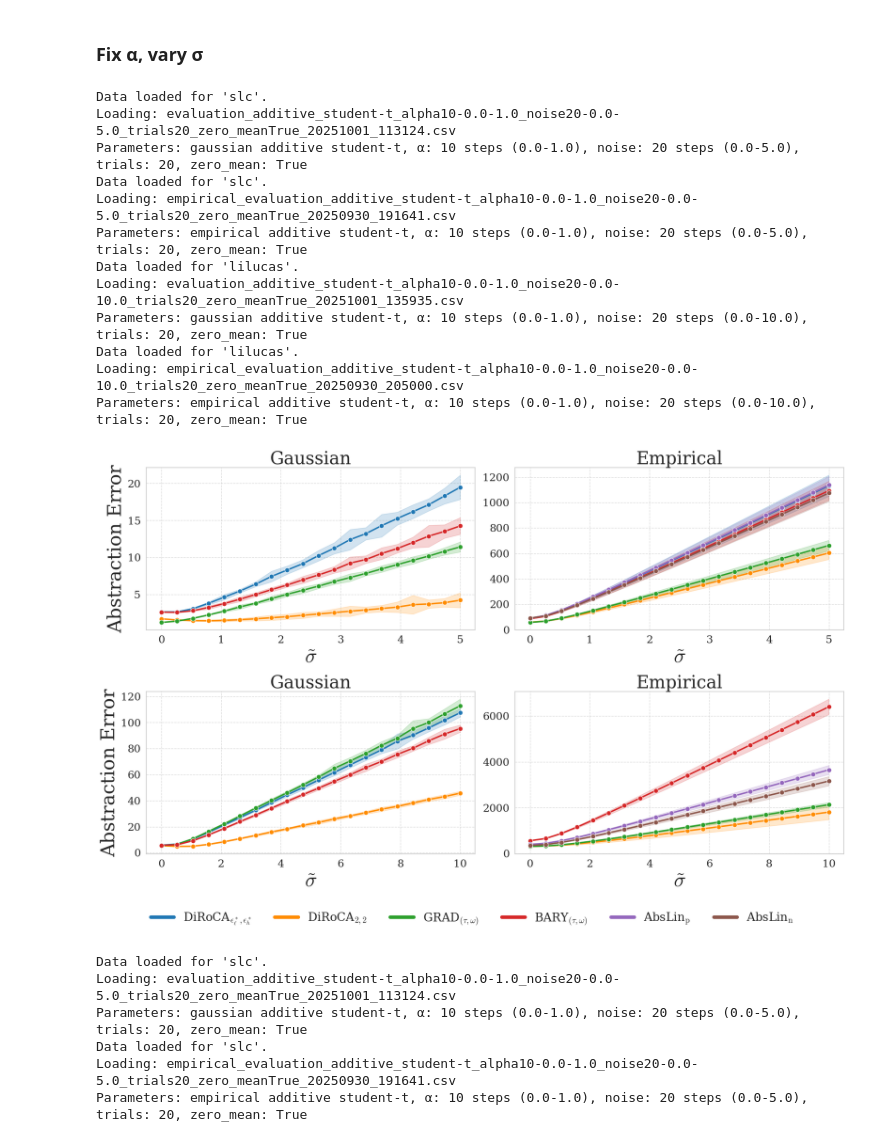
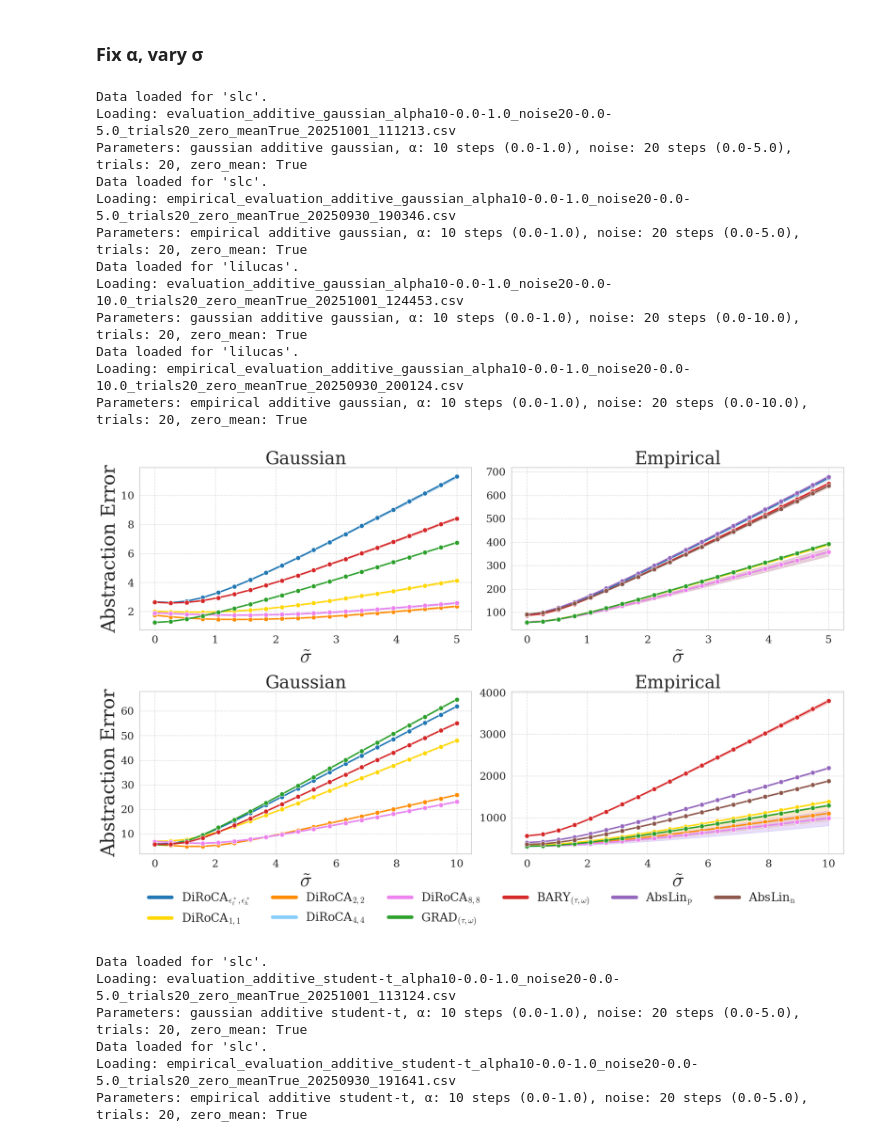
Before and after one commit to yfelekis/DiRoCA, a Jupyter notebook: huber_analysis.ipynb, the cells around one changed output. Drawn from its saved outputs; the diff is of its cells as text; code cells hidden in the pictures.

```diff
--- a/huber_analysis.ipynb
+++ b/huber_analysis.ipynb
@@ -196,7 +193,7 @@ plt.rcParams.update({
 
 # Methods and display labels
 methods_to_plot = [
-    'DiRoCA_star', 'DIROCA_2', 'GradCA', 'BARYCA', 'Abslin_p', 'Abslin_n'
+    'DiRoCA_star', 'DIROCA_1', 'DIROCA_2', 'DIROCA_4', 'DIROCA_8', 'GradCA', 'BARYCA', 'Abslin_p', 'Abslin_n'
 ]
 display_names = [print_label_map[m] for m in methods_to_plot]
 
@@ -205,7 +202,10 @@ palette_colors = sns.color_palette('colorblind', n_colors=len(display_names))
 color_map = dict(zip(display_names, palette_colors))
 color_map = {
     r'DiRoCA$_{\epsilon_\ell^*, \epsilon_h^*}$': '#1f77b4',
+    r'DiRoCA$_{1,1}$': 'gold',
     r'DiRoCA$_{2,2}$': 'darkorange',
+    r'DiRoCA$_{4,4}$': 'lightskyblue',
+    r'DiRoCA$_{8,8}$': 'violet',
     r'GRAD$_{(\tau, \omega)}$': '#2ca02c',
     r'BARY$_{(\tau, \omega)}$': '#d62728',
     r'AbsLin$_{\text{p}}$': '#9467bd',
@@ -388,7 +388,7 @@ for (r, c), experiment, noise_type, title_str in panels:
         experiment=experiment,
         evaluation_type=noise_type,
         shift_type='additive',
-        distribution='student-t', #'gaussian', #'student-t',
+        distribution='gaussian', #'gaussian', #'student-t',
         alpha_steps=10,
         alpha_min=0.0,
         alpha_max=1.0,
@@ -456,42 +456,42 @@ for (r, c), experiment, noise_type, title_str in panels:
 
 # --- Unified legend driven by present labels ---
 present_display_names_ordered = [lbl for lbl in display_names if lbl in present_display_names_global]
 
 if present_display_names_ordered:
     ordered_handles = [
         plt.Line2D([], [], linestyle='-', linewidth=6,
                    label=lbl, color=color_map.get(lbl, '#000000'))
         for lbl in present_display_names_ordered
     ]
     fig.legend(
         ordered_handles,
         present_display_names_ordered,
         loc='lower center',
         ncol=min(6, len(present_display_names_ordered)),
         fontsize=20,
         frameon=False
     )
 else:
     print("No legend entries found across panels; skipping legend.")
 
 # Space for legend and a bit more gap between rows
 fig.tight_layout(rect=[0, 0.08, 1, 0.98])
 plt.savefig("plots/abstraction_vs_noise_SLC_LiLuCas_alpha_fixed_2x2.png", dpi=300, bbox_inches='tight')
 plt.show()
 # %% [output]
 Data loaded for 'slc'.
-Loading: evaluation_additive_student-t_alpha10-0.0-1.0_noise20-0.0-5.0_trials20_zero_meanTrue_20251001_113124.csv
-Parameters: gaussian additive student-t, α: 10 steps (0.0-1.0), noise: 20 steps (0.0-5.0), trials: 20, zero_mean: True
+Loading: evaluation_additive_gaussian_alpha10-0.0-1.0_noise20-0.0-5.0_trials20_zero_meanTrue_20251001_111213.csv
+Parameters: gaussian additive gaussian, α: 10 steps (0.0-1.0), noise: 20 steps (0.0-5.0), trials: 20, zero_mean: True
 Data loaded for 'slc'.
-Loading: empirical_evaluation_additive_student-t_alpha10-0.0-1.0_noise20-0.0-5.0_trials20_zero_meanTrue_20250930_191641.csv
-Parameters: empirical additive student-t, α: 10 steps (0.0-1.0), noise: 20 steps (0.0-5.0), trials: 20, zero_mean: True
+Loading: empirical_evaluation_additive_gaussian_alpha10-0.0-1.0_noise20-0.0-5.0_trials20_zero_meanTrue_20250930_190346.csv
+Parameters: empirical additive gaussian, α: 10 steps (0.0-1.0), noise: 20 steps (0.0-5.0), trials: 20, zero_mean: True
 Data loaded for 'lilucas'.
-Loading: evaluation_additive_student-t_alpha10-0.0-1.0_noise20-0.0-10.0_trials20_zero_meanTrue_20251001_135935.csv
-Parameters: gaussian additive student-t, α: 10 steps (0.0-1.0), noise: 20 steps (0.0-10.0), trials: 20, zero_mean: True
+Loading: evaluation_additive_gaussian_alpha10-0.0-1.0_noise20-0.0-10.0_trials20_zero_meanTrue_20251001_124453.csv
+Parameters: gaussian additive gaussian, α: 10 steps (0.0-1.0), noise: 20 steps (0.0-10.0), trials: 20, zero_mean: True
 Data loaded for 'lilucas'.
-Loading: empirical_evaluation_additive_student-t_alpha10-0.0-1.0_noise20-0.0-10.0_trials20_zero_meanTrue_20250930_205000.csv
-Parameters: empirical additive student-t, α: 10 steps (0.0-1.0), noise: 20 steps (0.0-10.0), trials: 20, zero_mean: True
+Loading: empirical_evaluation_additive_gaussian_alpha10-0.0-1.0_noise20-0.0-10.0_trials20_zero_meanTrue_20250930_200124.csv
+Parameters: empirical additive gaussian, α: 10 steps (0.0-1.0), noise: 20 steps (0.0-10.0), trials: 20, zero_mean: True
-[figure, old version]
+[figure, new version]
 # %%
 # plt.rcParams.update({
 #     "text.usetex": False,
```
Also changed, not shown: parts of 2 cells of this notebook, 12 other files.
